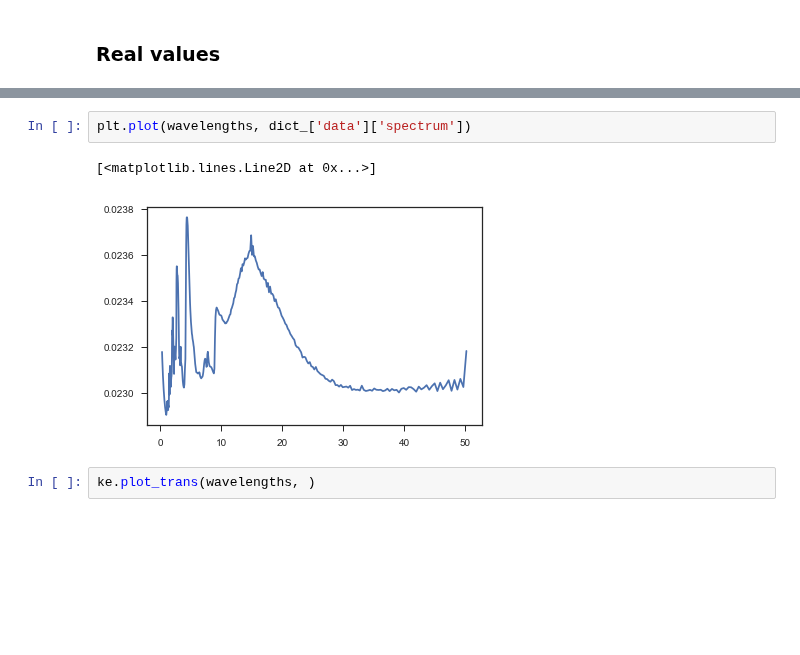
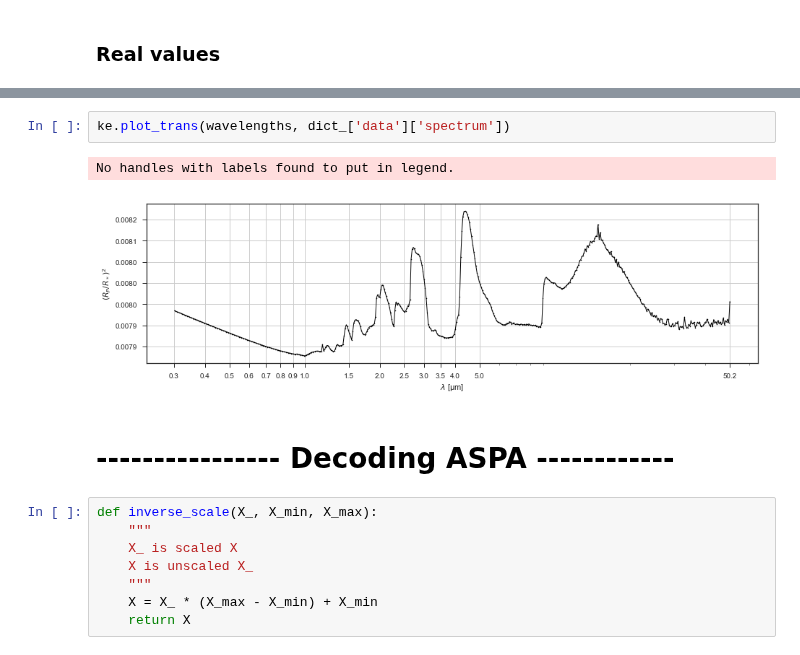
Before and after one commit to deKeijzer/SRON-DCGAN, a Jupyter notebook: notebooks/ASPA v3.ipynb, the cells around one changed output, grey strips where cells are left out. Drawn from its saved outputs; the diff is of its cells as text; blank space fills up the shorter version.

Commit message:
Small cleanup done. Working on checking code & creating ASPA decoder.

```diff
--- a/notebooks/ASPA v3.ipynb
+++ b/notebooks/ASPA v3.ipynb
@@ -200,7 +227,15 @@ wavelengths.shape
 # %%
-plt.plot(wavelengths, dict_['data']['spectrum'])
+ke.plot_trans(wavelengths, dict_['data']['spectrum'])
 # %% [output]
-[<matplotlib.lines.Line2D at 0x...>]
+No handles with labels found to put in legend.
-[figure, old version]
+[figure, new version]
-# %%
-ke.plot_trans(wavelengths, )
+# %% [markdown]
+# ---------------- Decoding ASPA ------------
+# %%
+def inverse_scale(X_, X_min, X_max):
+    """
+    X_ is scaled X
+    X is unscaled X_
+    """
+    X = X_ * (X_max - X_min) + X_min
+    return X
```
Also changed, not shown: parts of 18 cells of this notebook, 4 other files.
